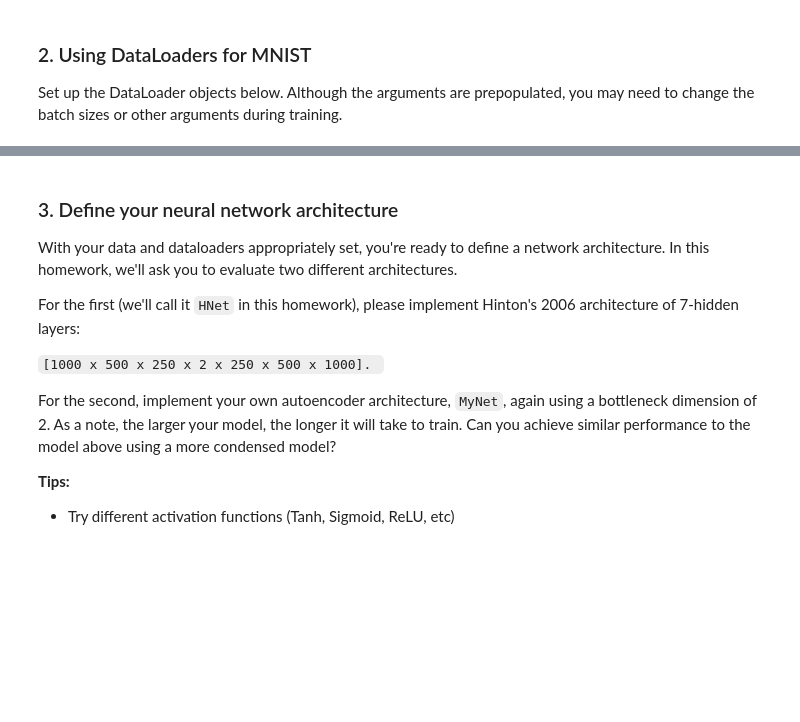
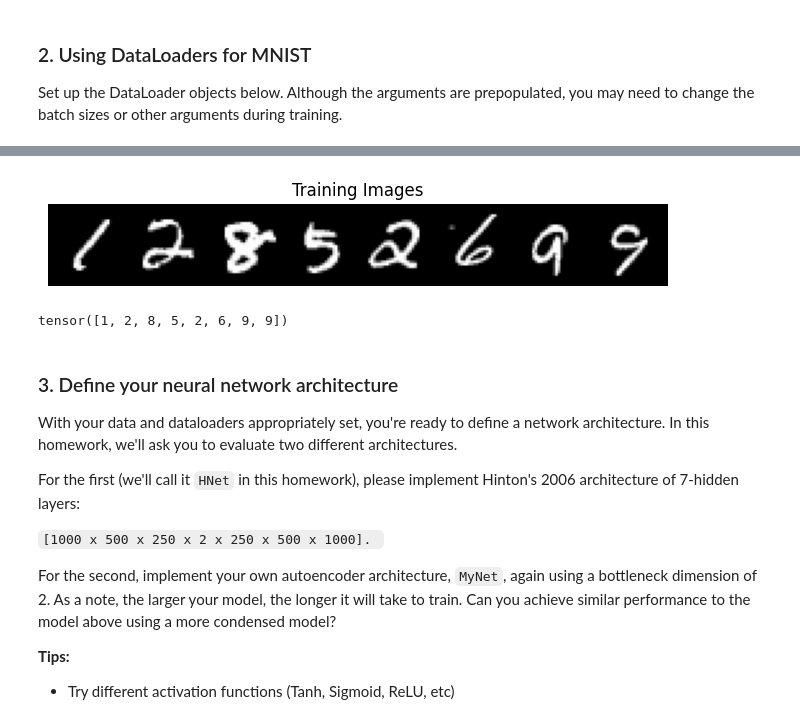
Before and after one commit to Socks2109/BMI-HW2, a Jupyter notebook: Homework_MNIST_Autoencoder.ipynb, the cells around one changed output, grey strips where cells are left out. Drawn from its saved outputs; the diff is of its cells as text; code cells hidden in the pictures; blank space fills up the shorter version.

```diff
--- a/Homework_MNIST_Autoencoder.ipynb
+++ b/Homework_MNIST_Autoencoder.ipynb
@@ -194,3 +194,18 @@ torch.Size([8, 1, 28, 28])
+# %%
+import torchvision.utils as vutils
+
+images, labels = one_batch
+
+plt.figure(figsize=(8, 8))
+plt.axis("off")
+plt.title("Training Images")
+plt.imshow(vutils.make_grid(images[:8], normalize=True).permute(1, 2, 0))
+plt.show()
+
+print(labels[:8])
+# %% [output]
+[figure, added]
+tensor([1, 2, 8, 5, 2, 6, 9, 9])
 # %% [markdown]
 ### 3. Define your neural network architecture
 
```
Also changed, not shown: parts of 16 cells of this notebook, 1 other file.
